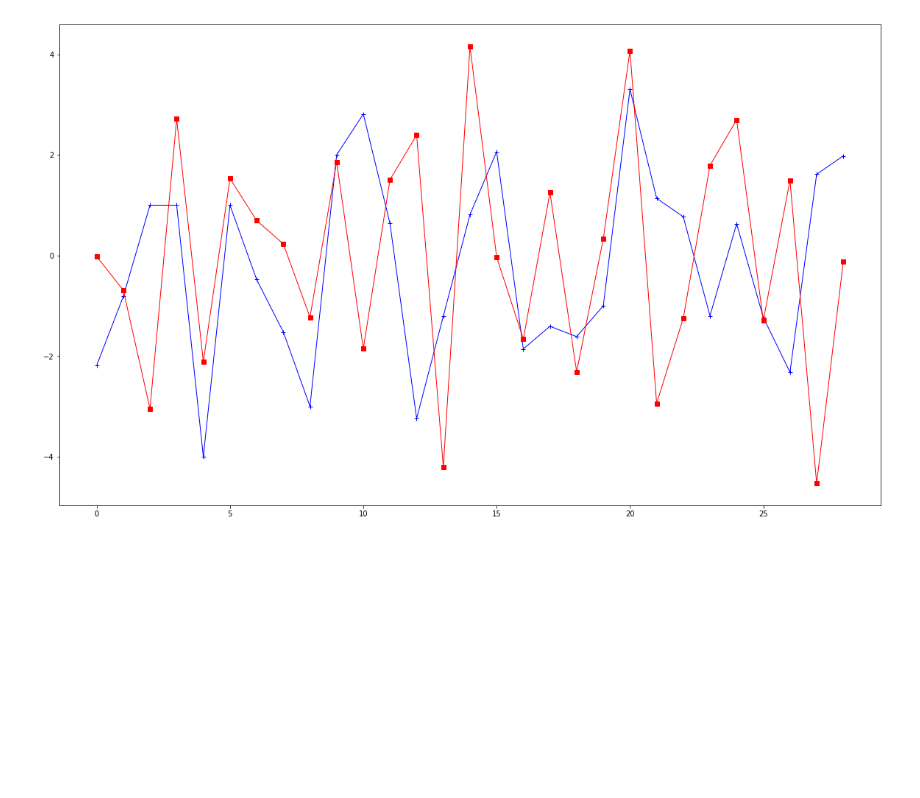
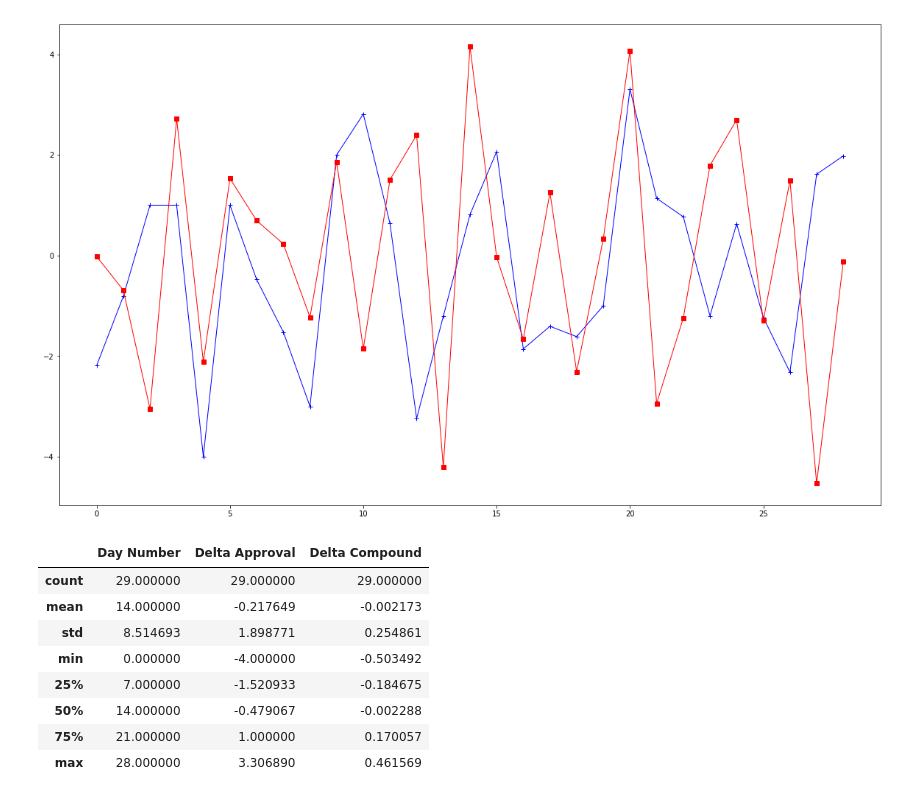
Before and after one commit to david880110/How-does-Donal-Trump-s-Tweet-Affects-His-Approving-Rate-and-The-Stock-Market, a Jupyter notebook: Python/DeltasAnalysis.ipynb, the cells around one changed output. Saved outputs shown, nothing was run; the diff lists cells and outputs as text; code cells hidden in the pictures; blank space fills up the shorter version.

```diff
--- a/Python/DeltasAnalysis.ipynb
+++ b/Python/DeltasAnalysis.ipynb
@@ -197,3 +198,15 @@ Approve = plt.plot(x_axis, deltas_df['Delta Compound']*9, marker="s", color="Red
 plt.show()
 # %% [output]
 [figure]
+# %%
+deltas_df.describe()
+# %% [output]
+|  | Day Number | Delta Approval | Delta Compound |
+| count | 29.000000 | 29.000000 | 29.000000 |
+| mean | 14.000000 | -0.217649 | -0.002173 |
+| std | 8.514693 | 1.898771 | 0.254861 |
+| min | 0.000000 | -4.000000 | -0.503492 |
+| 25% | 7.000000 | -1.520933 | -0.184675 |
+| 50% | 14.000000 | -0.479067 | -0.002288 |
+| 75% | 21.000000 | 1.000000 | 0.170057 |
+| max | 28.000000 | 3.306890 | 0.461569 |
```
Also changed, not shown: parts of 4 cells of this notebook.
